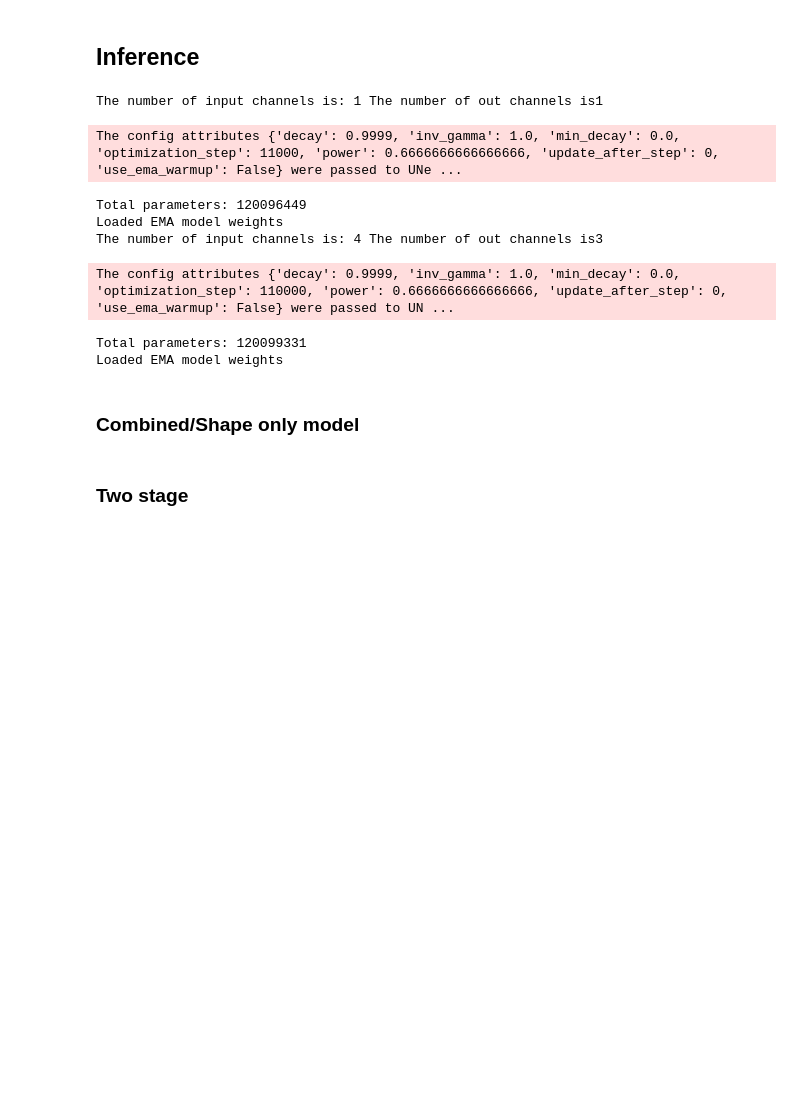
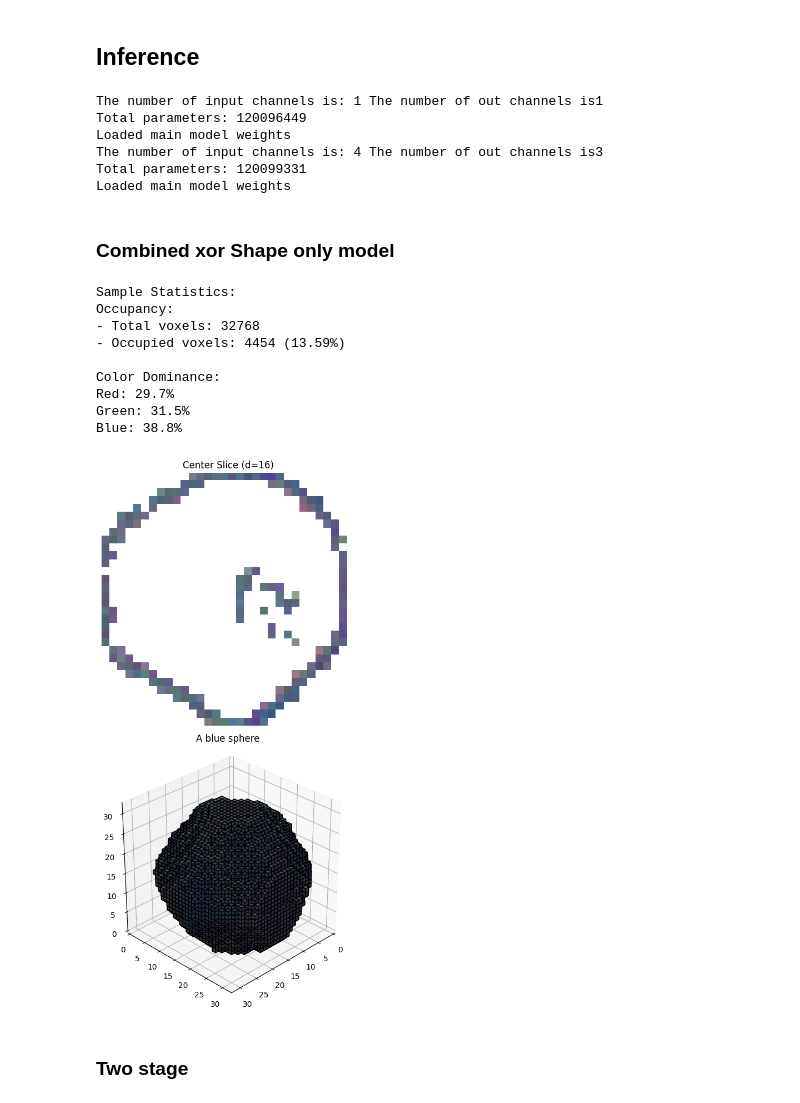
Before and after one commit to PeterAMassih/3D-BlockGen, a Jupyter notebook: run.ipynb, the cells around one changed output. Cells and saved outputs as stored; diff of their text form; code cells hidden in the pictures; blank space fills up the shorter version.

```diff
--- a/run.ipynb
+++ b/run.ipynb
@@ -134,30 +201,44 @@ plt.show()
 # %% [markdown]
 ## Inference
 # %%
+# combined_model_simple = load_model_for_inference(
+#         model_path="runs/experiment_color_simple_mse/models/model_step_60000",
+#         voxel_config=combined_voxel_config_simple,
+#         diffusion_config=combined_diffusion_config_simple,
+#         device='cuda',
+#         ema=False
+#     )
+
+# combined_model_weighted = load_model_for_inference(
+#         model_path="runs/experiment_color_60k/models/model_step_60000",
+#         voxel_config=combined_voxel_config_weighted,
+#         diffusion_config=combined_diffusion_config_weighted,
+#         device='cuda',
+#         ema=False
+#     )
+
 shape_model = load_model_for_inference(
-        model_path="runs/finetune/shape/models/model_step_135000",
+        model_path="runs/experiment_two_stage/shape/best_model/model",
         voxel_config=shape_voxel_config,
         diffusion_config=shape_diffusion_config,
         device='cuda',
-        ema=True
+        ema=False
     )
 
 color_model = load_model_for_inference(
-        model_path="runs/experiment_two_stage/color/models/model_step_110000",
+        model_path="runs/experiment_two_stage/color/best_model/model",
         voxel_config=color_voxel_config,
         diffusion_config=color_diffusion_config,
         device='cuda',
-        ema=True
+        ema=False
     )
 # %% [output]
 The number of input channels is: 1 The number of out channels is1
+Total parameters: 120096449
+Loaded main model weights
+The number of input channels is: 4 The number of out channels is3
+Total parameters: 120099331
+Loaded main model weights
-The config attributes {'decay': 0.9999, 'inv_gamma': 1.0, 'min_decay': 0.0, 'optimization_step': 11000, 'power': 0.6666666666666666, 'update_after_step': 0, 'use_ema_warmup': False} were passed to UNe ...
-Total parameters: 120096449
-Loaded EMA model weights
-The number of input channels is: 4 The number of out channels is3
-The config attributes {'decay': 0.9999, 'inv_gamma': 1.0, 'min_decay': 0.0, 'optimization_step': 110000, 'power': 0.6666666666666666, 'update_after_step': 0, 'use_ema_warmup': False} were passed to UN ...
-Total parameters: 120099331
-Loaded EMA model weights
 # %%
 # Inference
 inferencer = DiffusionInference3D(
@@ -168,20 +249,31 @@ inferencer = DiffusionInference3D(
         device='cuda'
     )
 # %% [markdown]
-### Combined/Shape only model
+### Combined xor Shape only model
 # %%
 samples = inferencer.sample(
-    prompt="fish",
+    prompt="A blue sphere",
     num_samples=1,
     image_size=(32, 32, 32),
     show_intermediate=False,
-    guidance_scale=2,
+    guidance_scale=20,
     use_mean_init=False,
     py3d=False,
     use_rotations=False
 )
 # %%
-inferencer.visualize_samples(samples, threshold=0.5)
+inferencer.visualize_samples(samples, prompt="A blue sphere", threshold=0.5, save_path="output/simple/blue_sphere_simple.png")
+# %% [output]
+Sample Statistics:
+Occupancy:
+- Total voxels: 32768
+- Occupied voxels: 4454 (13.59%)
+
+Color Dominance:
+Red: 29.7%
+Green: 31.5%
+Blue: 38.8%
+[figure, added]
 # %% [markdown]
 ### Two stage
 # %%
```
Also changed, not shown: parts of 23 cells of this notebook, 6 other files.
